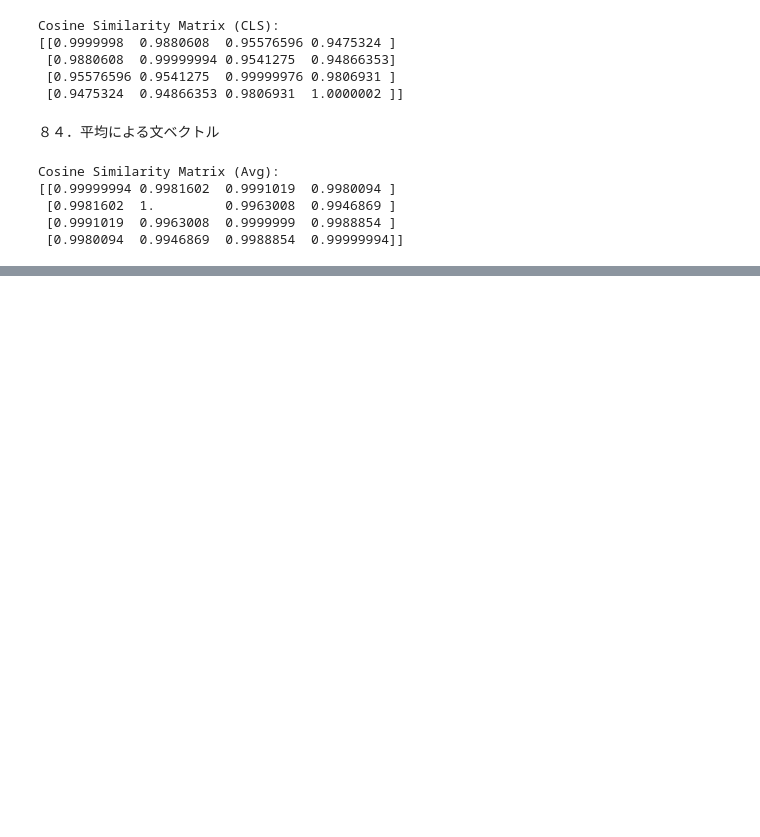
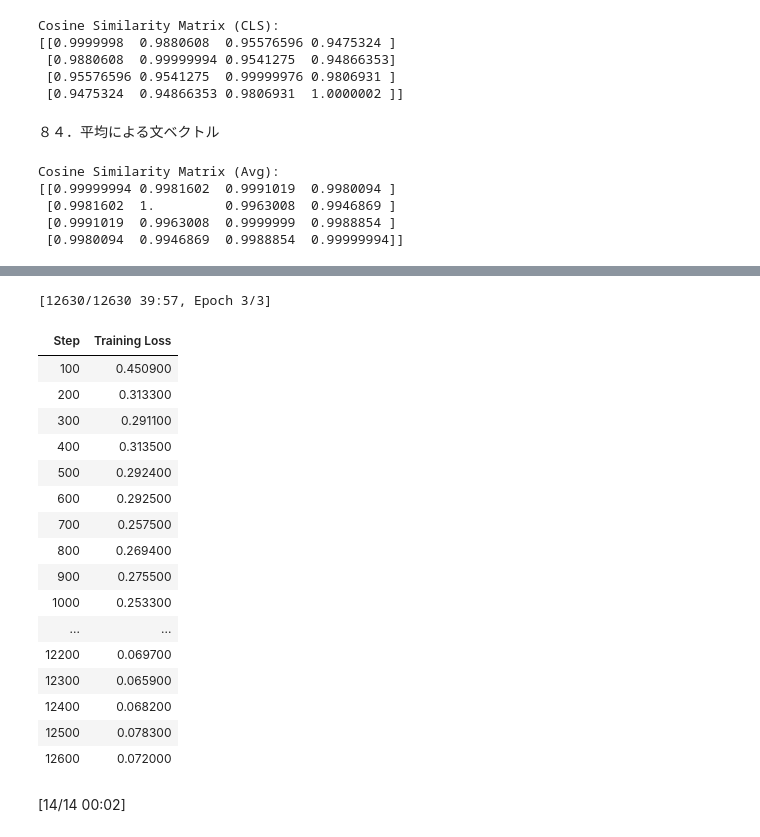
Before and after one commit to yuya-omasa/100, a Jupyter notebook: 9/09.ipynb, the cells around one changed output, grey strips where cells are left out. Saved outputs shown, nothing was run; the diff lists cells and outputs as text; code cells hidden in the pictures; blank space fills up the shorter version.

```diff
--- a/9/09.ipynb
+++ b/9/09.ipynb
@@ -115,0 +192,61 @@ Cosine Similarity Matrix (Avg):
+# %%
+from transformers import TrainingArguments, Trainer, BertTokenizer, BertForSequenceClassification
+from transformers import DataCollatorWithPadding
+from datasets import Dataset
+import torch
+import os
+os.environ["CUDA_VISIBLE_DEVICES"] = "0"  # GPU 無効化 → CPU 使用
+
+
+# モデルをロード（2クラス分類）
+model = BertForSequenceClassification.from_pretrained("bert-base-uncased", num_labels=2)
+
+# HuggingFaceのDataset形式に変換
+train_dataset = Dataset.from_dict({"sentence": train_texts, "label": train_labels})
+dev_dataset = Dataset.from_dict({"sentence": dev_texts, "label": dev_labels})
+
+# トークナイザでトークナイズ（パディングや切り詰めを含めて）
+def tokenize_function(examples):
+    return tokenizer(
+        examples["sentence"],
+        padding="max_length",
+        truncation=True,
+        max_length=128,
+    )
+
+tokenized_train = train_dataset.map(tokenize_function, batched=True)
+tokenized_dev = dev_dataset.map(tokenize_function, batched=True)
+
+# DataCollatorを用意（パディング自動処理）
+data_collator = DataCollatorWithPadding(tokenizer=tokenizer, return_tensors="pt")
+
+# Trainer引数
+training_args = TrainingArguments(
+    output_dir="./results",
+    do_train=True,
+    do_eval=True,
+    per_device_train_batch_size=16,
+    per_device_eval_batch_size=64,
+    num_train_epochs=3,
+    logging_dir='./logs',
+    logging_steps=100,
+    save_steps=500,
+)
+
+# Trainerを作成
+trainer = Trainer(
+    model=model,
+    args=training_args,
+    train_dataset=tokenized_train,
+    eval_dataset=tokenized_dev,
+    tokenizer=tokenizer,
+    data_collator=data_collator,
+)
+
+# 学習
+trainer.train()
+
+# 評価
+eval_result = trainer.evaluate()
+print(f"Validation Accuracy: {eval_result.get('eval_accuracy', 'N/A')}")
+# %% [output]
@@ -115,0 +255,19 @@ Cosine Similarity Matrix (Avg):
+[12630/12630 39:57, Epoch 3/3]
+| Step | Training Loss |
+| 100 | 0.450900 |
+| 200 | 0.313300 |
+| 300 | 0.291100 |
+| 400 | 0.313500 |
+| 500 | 0.292400 |
+| 600 | 0.292500 |
+| 700 | 0.257500 |
+| 800 | 0.269400 |
+| 900 | 0.275500 |
+| 1000 | 0.253300 |
+| ... | ... |
+| 12200 | 0.069700 |
+| 12300 | 0.065900 |
+| 12400 | 0.068200 |
+| 12500 | 0.078300 |
+| 12600 | 0.072000 |
+[14/14 00:02]
```
Also changed, not shown: parts of 11 cells of this notebook.
